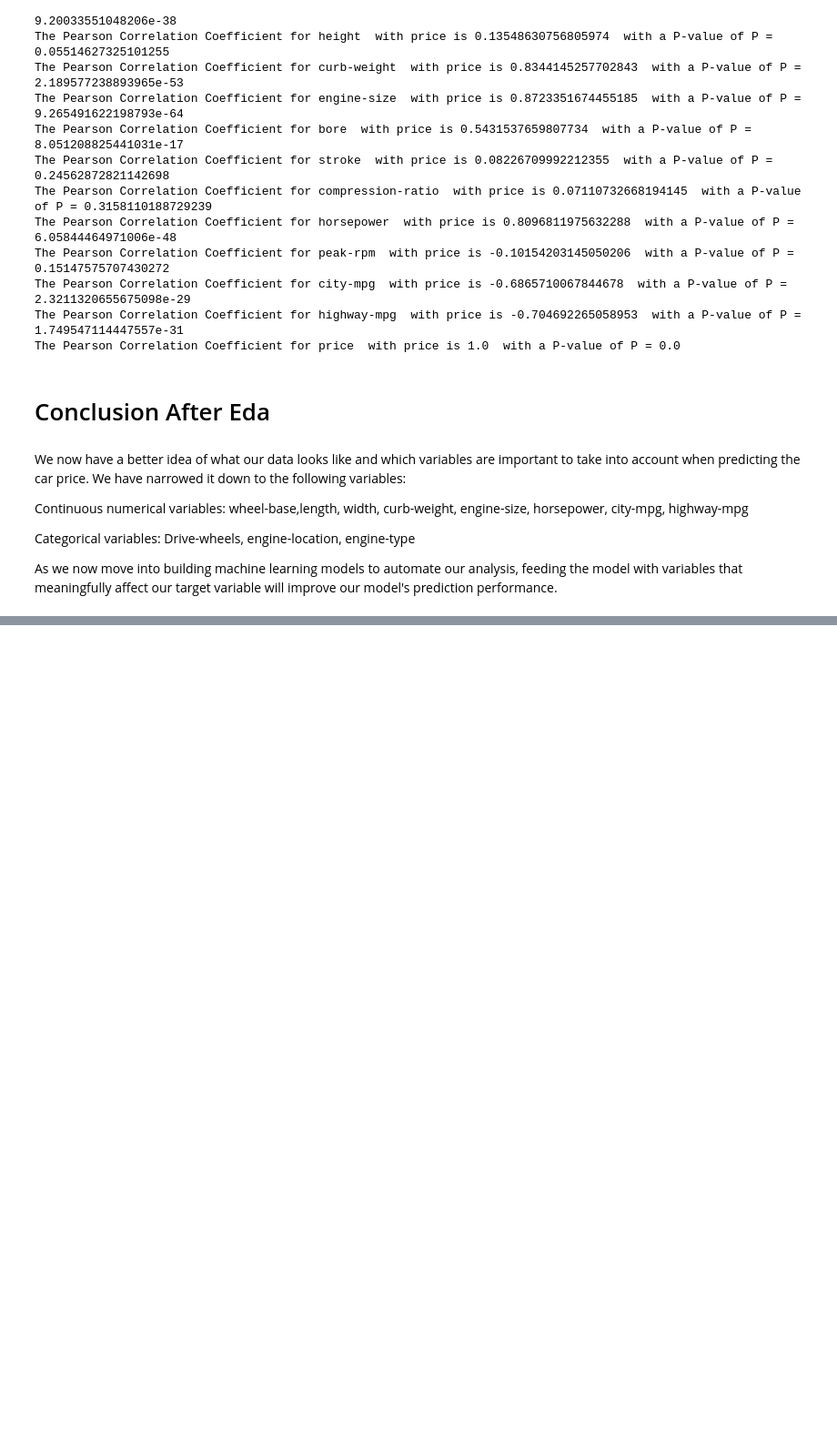
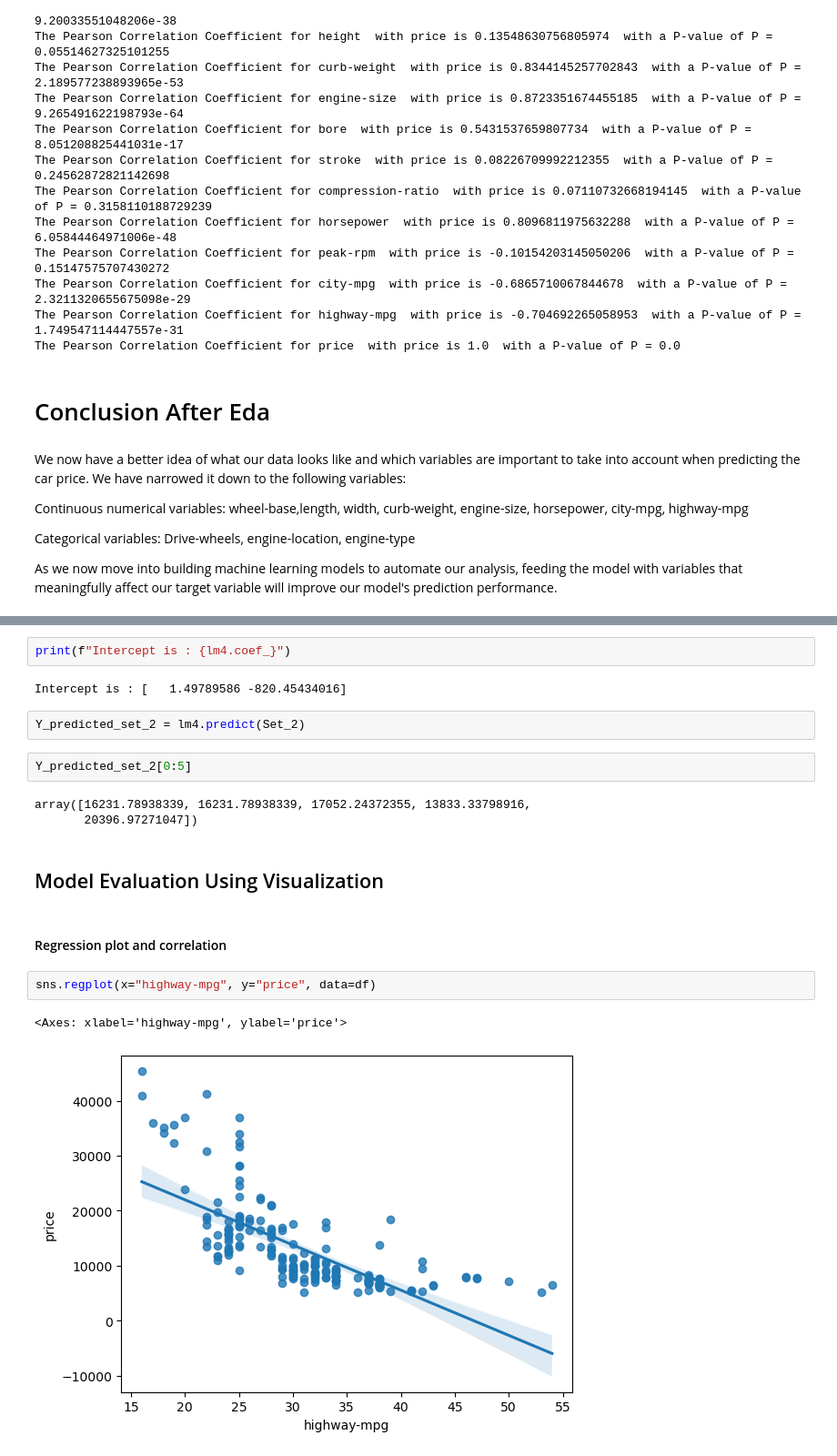
Before and after one commit to vythrey/eda_with_python_usedCars, a Jupyter notebook: eda_with_python_usedCars.ipynb, the cells around one changed output, grey strips where cells are left out. Shown at 91% size. Cells and saved outputs as stored; diff of their text form; blank space fills up the shorter version.

Commit message:
Adding conclusion of best fit model to predict price of usedcars after doing Model Evaluation and visualization

```diff
--- a/eda_with_python_usedCars.ipynb
+++ b/eda_with_python_usedCars.ipynb
@@ -710,0 +829,20 @@ As we now move into building machine learning models to automate our analysis, f
+# %%
+print(f"Intercept is : {lm4.coef_}")
+# %% [output]
+Intercept is : [   1.49789586 -820.45434016]
+# %%
+Y_predicted_set_2 = lm4.predict(Set_2)
+# %%
+Y_predicted_set_2[0:5]
+# %% [output]
+array([16231.78938339, 16231.78938339, 17052.24372355, 13833.33798916,
+       20396.97271047])
+# %% [markdown]
+## Model Evaluation Using Visualization
+# %% [markdown]
+#### Regression plot and correlation
+# %%
+sns.regplot(x="highway-mpg", y="price", data=df)
+# %% [output]
+<Axes: xlabel='highway-mpg', ylabel='price'>
+[figure, added]
```
Also changed, not shown: parts of 102 cells of this notebook.
